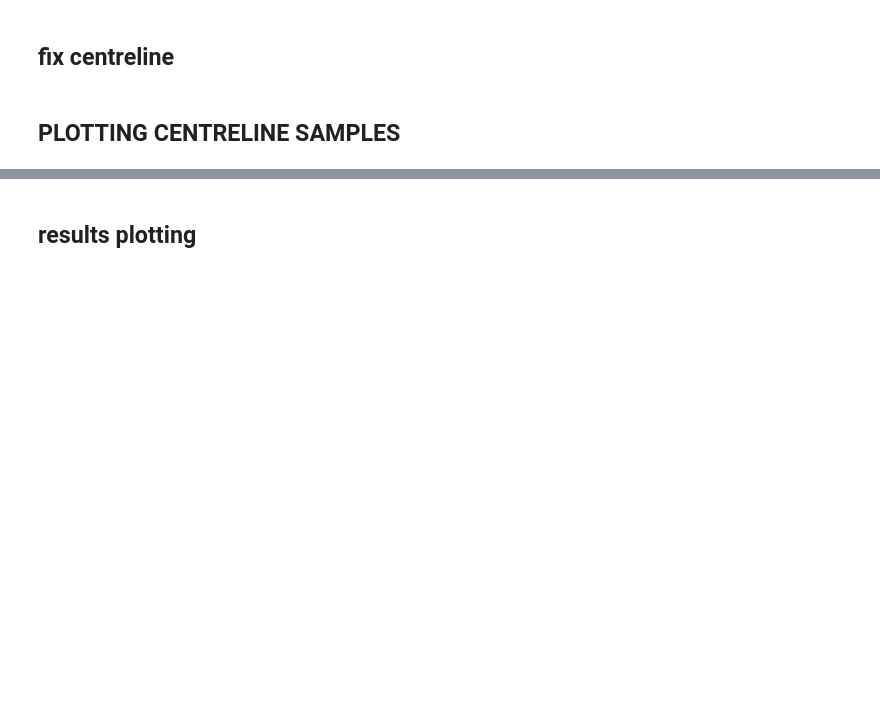
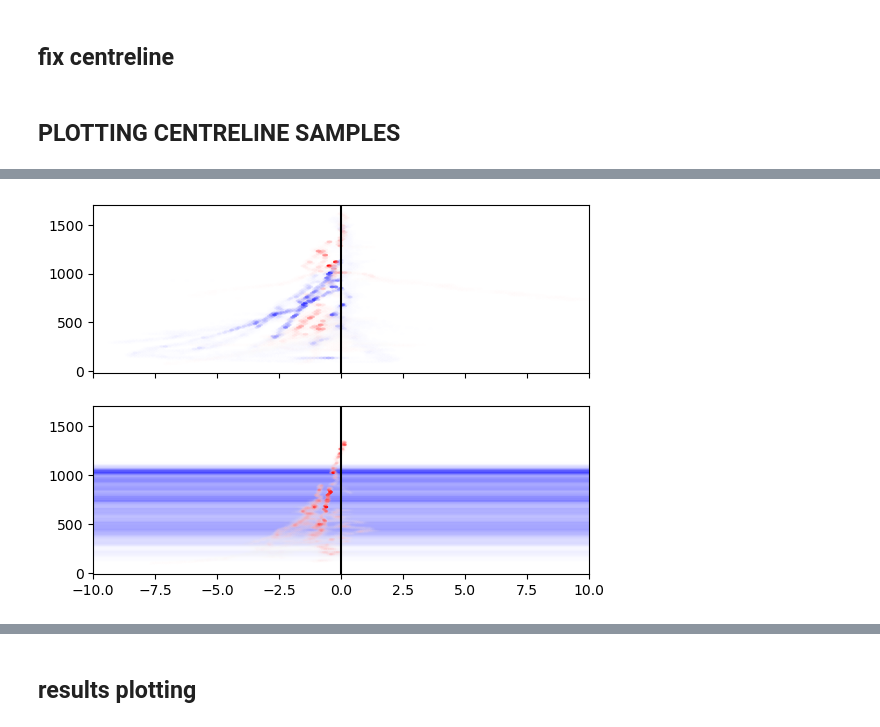
Before and after one commit to tlohde/lake-terminating-glaciers, a Jupyter notebook: src/scratchpad.ipynb, the cells around one changed output, grey strips where cells are left out. Saved outputs shown, nothing was run; the diff lists cells and outputs as text; code cells hidden in the pictures; blank space fills up the shorter version.

```diff
--- a/src/scratchpad.ipynb
+++ b/src/scratchpad.ipynb
@@ -168,7 +161,7 @@ for s in sites:
 # %% [markdown]
 ## PLOTTING CENTRELINE SAMPLES
 # %%
-df = da.concat([da.read_parquet(f) for f in glob('../data/**/elevation_sample.parquet')])
+df = da.concat([da.read_parquet(f) for f in glob('../data/**/sec_sample.parquet')])
 df = df.reset_index(drop=True)
 df = df.compute()
 
@@ -178,12 +171,8 @@ df = df.compute()
 df['z_bins'] = pd.cut(df['z_median'], np.arange(-50,2000,100))
 df['mid_bin'] = df['z_bins'].apply(lambda x: int(x.mid))
 groups = df.groupby(['where', 'lake_land'])
-# %%
-fig, ax = plt.subplots(subplot_kw={'aspect':'equal'})
-sns.scatterplot(data=df.loc[df['id']=='17'],
-                x='x',
-                y='y',
-                hue='slope',
-                ec='none',
-                alpha=0.5,
-                ax=ax)
+# %%
+lake = df['lake_land']=='lake'
+land = df['lake_land']=='land'
+icel = df['where']=='iceland'
+grnl = df['where']=='greenland'
@@ -190,3 +199,38 @@ sns.scatterplot(data=df.loc[df['id']=='17'],
+# %%
+myreds = LinearSegmentedColormap.from_list('myreds', [[1,1,1,0], [1,0,0,1]])
+myblues = LinearSegmentedColormap.from_list('myblues', [[1,1,1,0], [0,0,1,1]])
+# %%
+fig, axs = plt.subplots(nrows=2, sharex=True, sharey=True)
+axs[0].hexbin(
+    x='slope',
+    y='z_median',
+    data=df.loc[lake & grnl], cmap=myreds
+    )
+
+
+axs[0].hexbin(
+    x='slope',
+    y='z_median',
+    data=df.loc[lake & icel], cmap=myblues
+    )
+
+axs[1].hexbin(
+    x='slope',
+    y='z_median',
+    data=df.loc[land & icel], cmap=myblues
+)
+
+axs[1].hexbin(
+    x='slope',
+    y='z_median',
+    data=df.loc[land & grnl], cmap=myreds
+)
+
+for ax in axs:
+    ax.axvline(0, c='k')
+    ax.set_xlim(-10,10)
+# %% [output]
+[figure, added]
 # %%
 fg = sns.catplot(data=df,
                  x='mid_bin',
```
Also changed, not shown: parts of 15 cells of this notebook, 2 other files.
